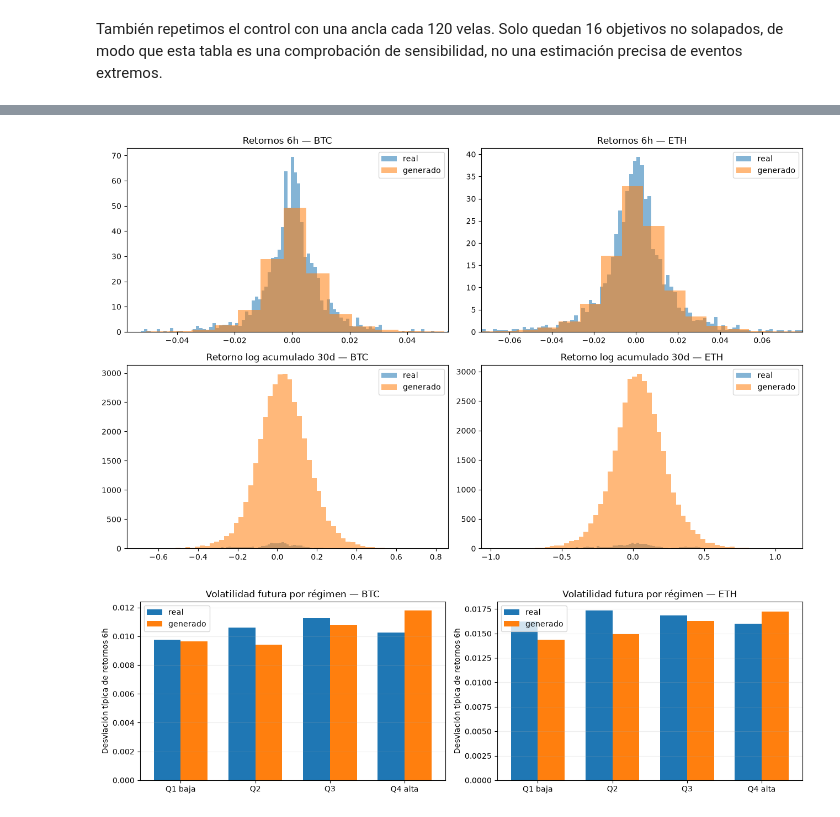
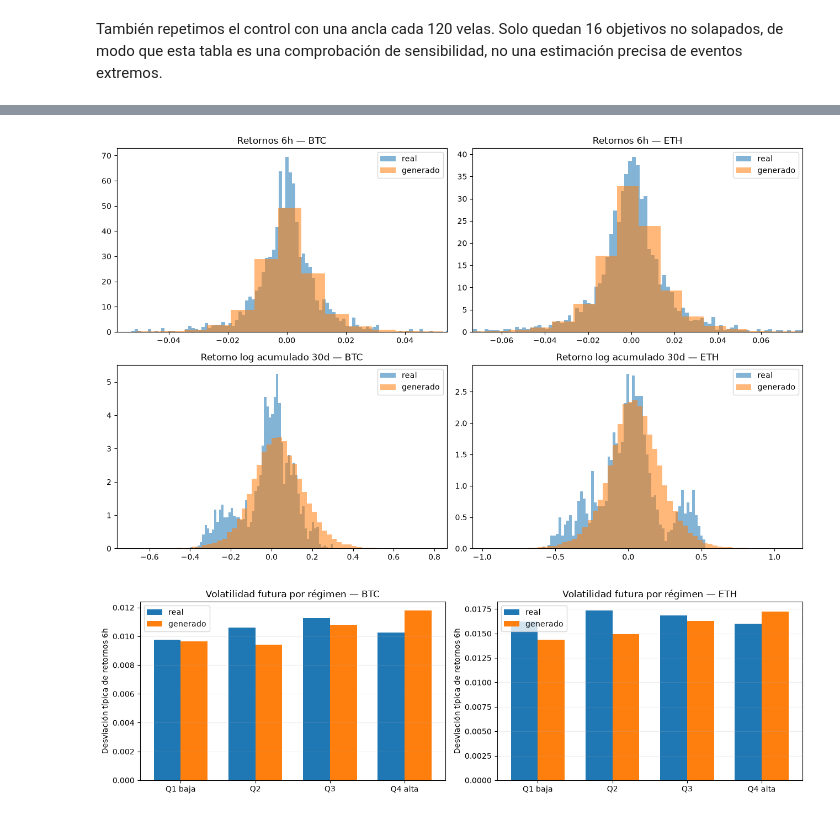
Before and after one commit to hipaor01/Taller_Generativos, a Jupyter notebook: notebooks/CVAE_BTC_ETH.ipynb, the cells around one changed output, grey strips where cells are left out. Cells and saved outputs as stored; diff of their text form; code cells hidden in the pictures.

```diff
--- a/notebooks/CVAE_BTC_ETH.ipynb
+++ b/notebooks/CVAE_BTC_ETH.ipynb
@@ -1125,25 +1125,25 @@ Anclas no solapadas: 16
 # %%
 real_test_returns = reference_returns
 generated_test_returns = generated_returns
 
 fig, axes = plt.subplots(2, 2, figsize=(13, 8))
 for asset_index, asset in enumerate(assets):
     axes[0, asset_index].hist(real_test_returns[:, :, asset_index].ravel(), bins=120, density=True, alpha=0.55, label="real")
     axes[0, asset_index].hist(generated_test_returns[:, :, asset_index].ravel(), bins=120, density=True, alpha=0.55, label="generado")
     axes[0, asset_index].set_title(f"Retornos 6h — {asset}")
     axes[0, asset_index].set_xlim(
         np.quantile(real_test_returns[:, :, asset_index], 0.001),
         np.quantile(real_test_returns[:, :, asset_index], 0.999),
     )
     axes[0, asset_index].legend()
-    axes[1, asset_index].hist(real_test_returns[:, :, asset_index].sum(1), bins=60, alpha=0.55, label="real")
-    axes[1, asset_index].hist(generated_test_returns[:, :, asset_index].sum(1), bins=60, alpha=0.55, label="generado")
+    axes[1, asset_index].hist(real_test_returns[:, :, asset_index].sum(1), bins=60, density=True, alpha=0.55, label="real")
+    axes[1, asset_index].hist(generated_test_returns[:, :, asset_index].sum(1), bins=60, density=True, alpha=0.55, label="generado")
     axes[1, asset_index].set_title(f"Retorno log acumulado 30d — {asset}")
     axes[1, asset_index].legend()
 plt.tight_layout()
 plt.show()
 # %% [output]
-[figure, old version]
+[figure, new version]
 # %%
 test_regime_score = c_test[:, [1, 7]].mean(axis=1)
 regime_ids = np.digitize(test_regime_score, np.quantile(test_regime_score, [0.25, 0.5, 0.75]))
```
Also changed, not shown: parts of 5 cells of this notebook, 2 other files.
